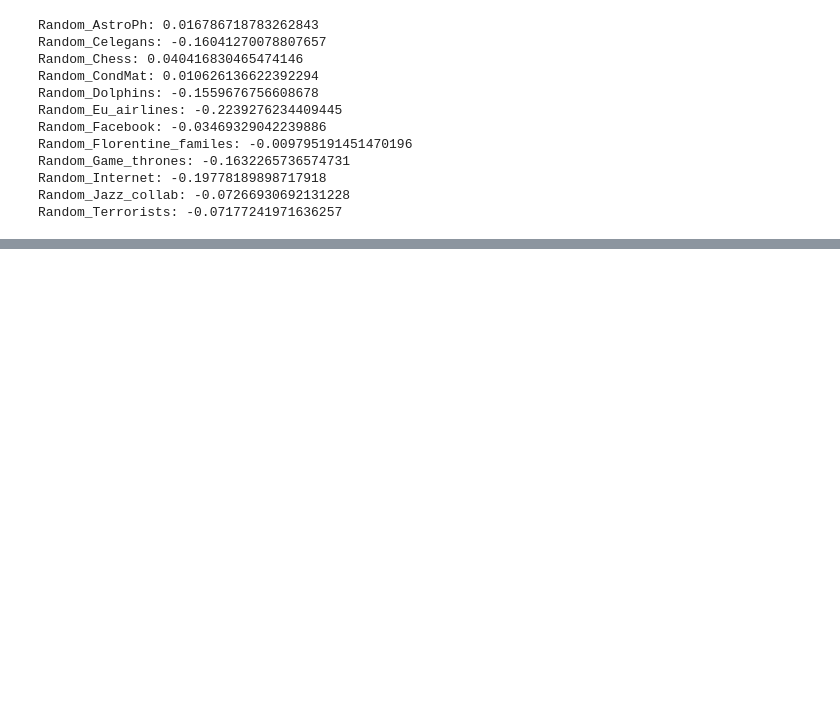
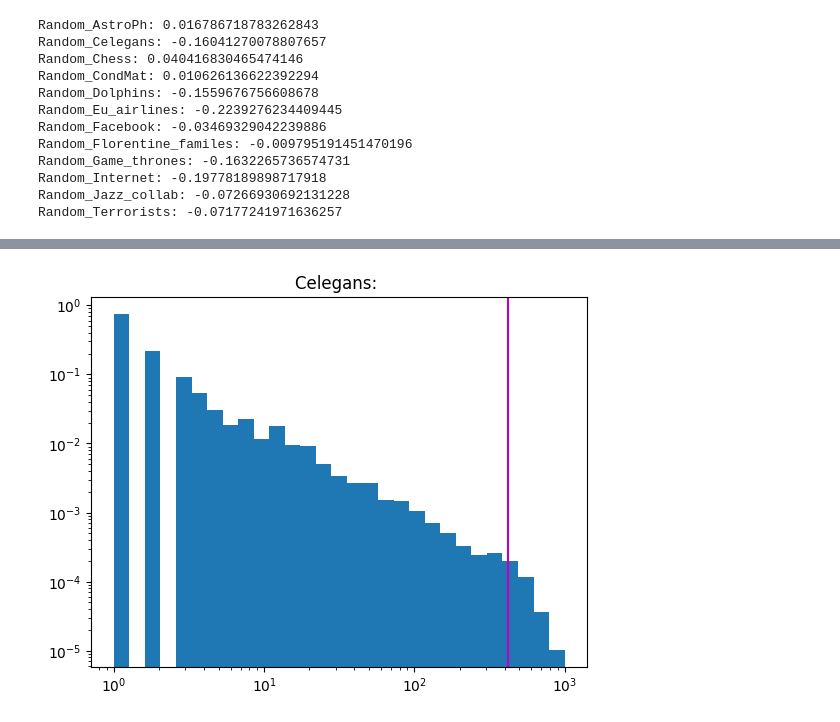
Before and after one commit to huyim/Netsci, a Jupyter notebook: Assi2/Hu_Yiming_EX2.ipynb, the cells around one changed output, grey strips where cells are left out. Saved outputs shown, nothing was run; the diff lists cells and outputs as text; code cells hidden in the pictures; blank space fills up the shorter version.

```diff
--- a/Assi2/Hu_Yiming_EX2.ipynb
+++ b/Assi2/Hu_Yiming_EX2.ipynb
@@ -175,0 +208,4 @@ Random_Terrorists: -0.07177241971636257
+# %%
+deg_distribution("Celegans: ", g_celegans)
+# %% [output]
+[figure, added]
```
Also changed, not shown: parts of 14 cells of this notebook.
